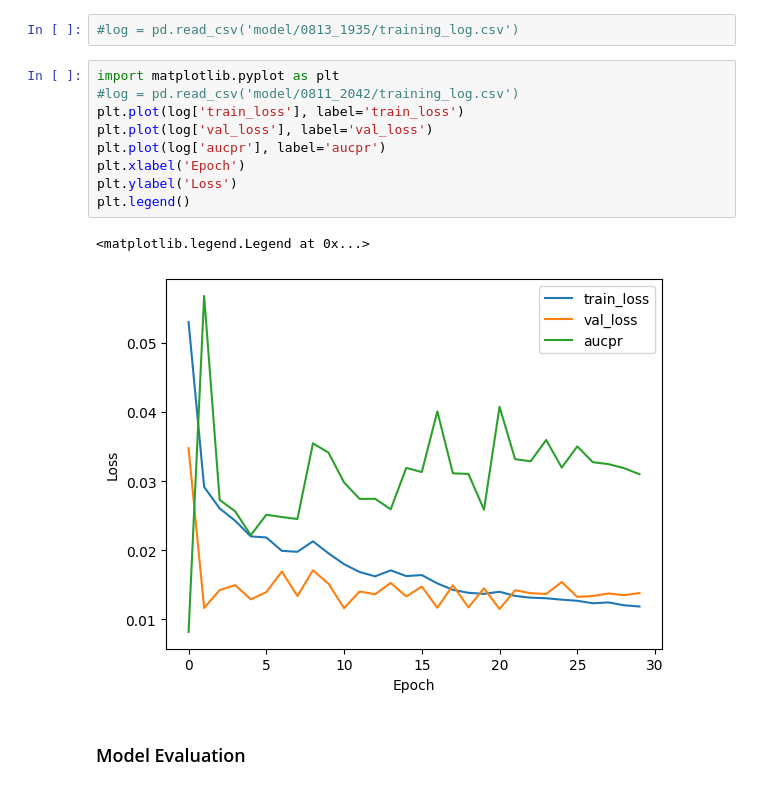
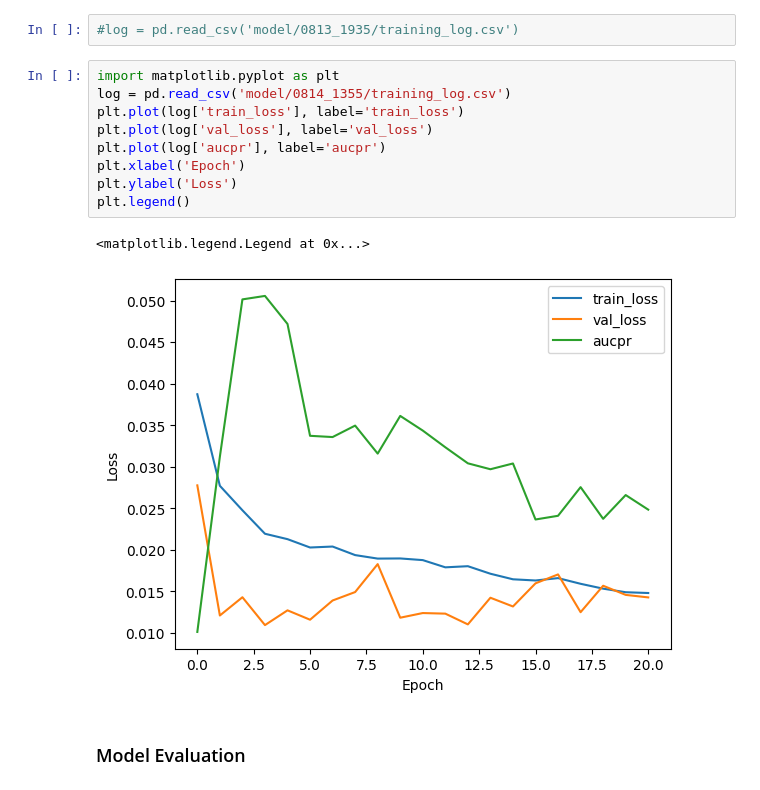
Before and after one commit to libao3128/predictive_maintenance, a Jupyter notebook: train_model_local.ipynb, the cells around one changed output. Drawn from its saved outputs; the diff is of its cells as text.

```diff
--- a/train_model_local.ipynb
+++ b/train_model_local.ipynb
@@ -418,16 +444,16 @@ Best model saved at epoch 2 with AUC-PR 0.0568
 #log = pd.read_csv('model/0813_1935/training_log.csv')
 # %%
 import matplotlib.pyplot as plt
-#log = pd.read_csv('model/0811_2042/training_log.csv')
+log = pd.read_csv('model/0814_1355/training_log.csv')
 plt.plot(log['train_loss'], label='train_loss')
 plt.plot(log['val_loss'], label='val_loss')
 plt.plot(log['aucpr'], label='aucpr')
 plt.xlabel('Epoch')
 plt.ylabel('Loss')
 plt.legend()
 # %% [output]
 <matplotlib.legend.Legend at 0x...>
-[figure, old version]
+[figure, new version]
 # %% [markdown]
 ### Model Evaluation
 # %%
```
Also changed, not shown: parts of 16 cells of this notebook, 23 other files.
